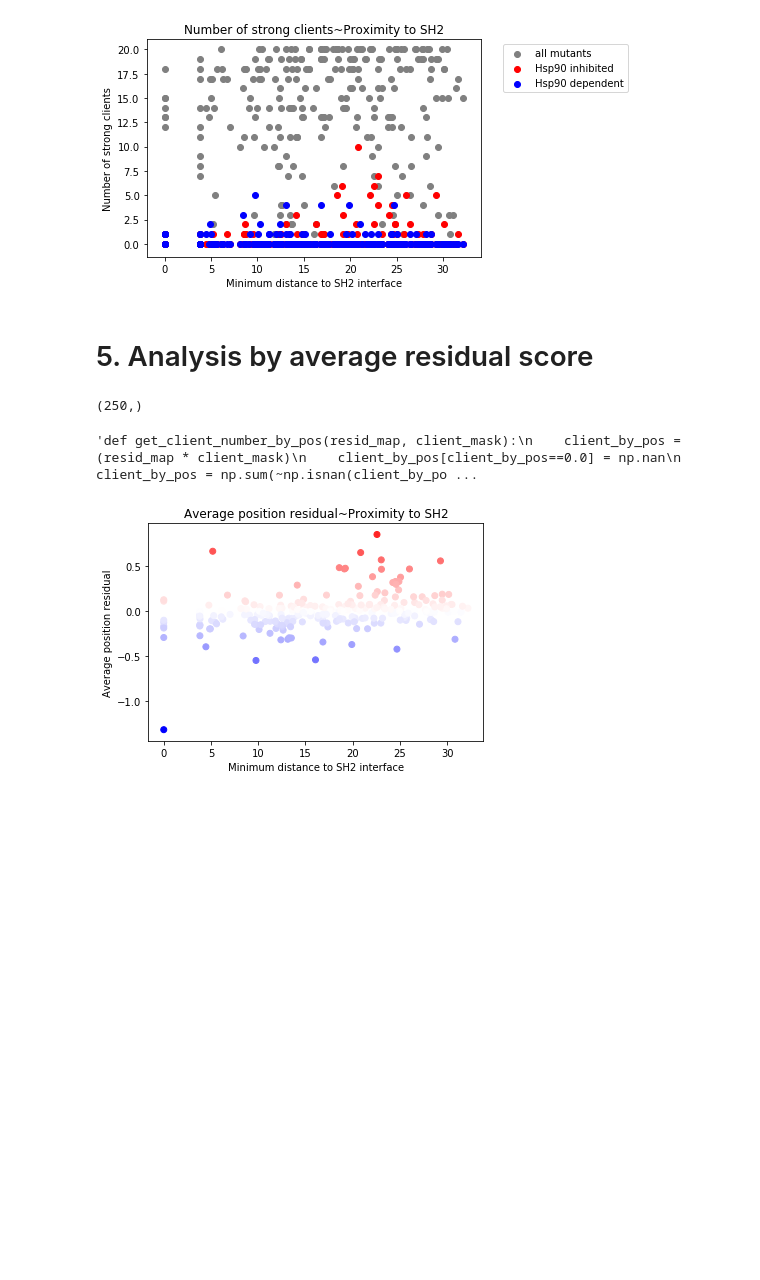
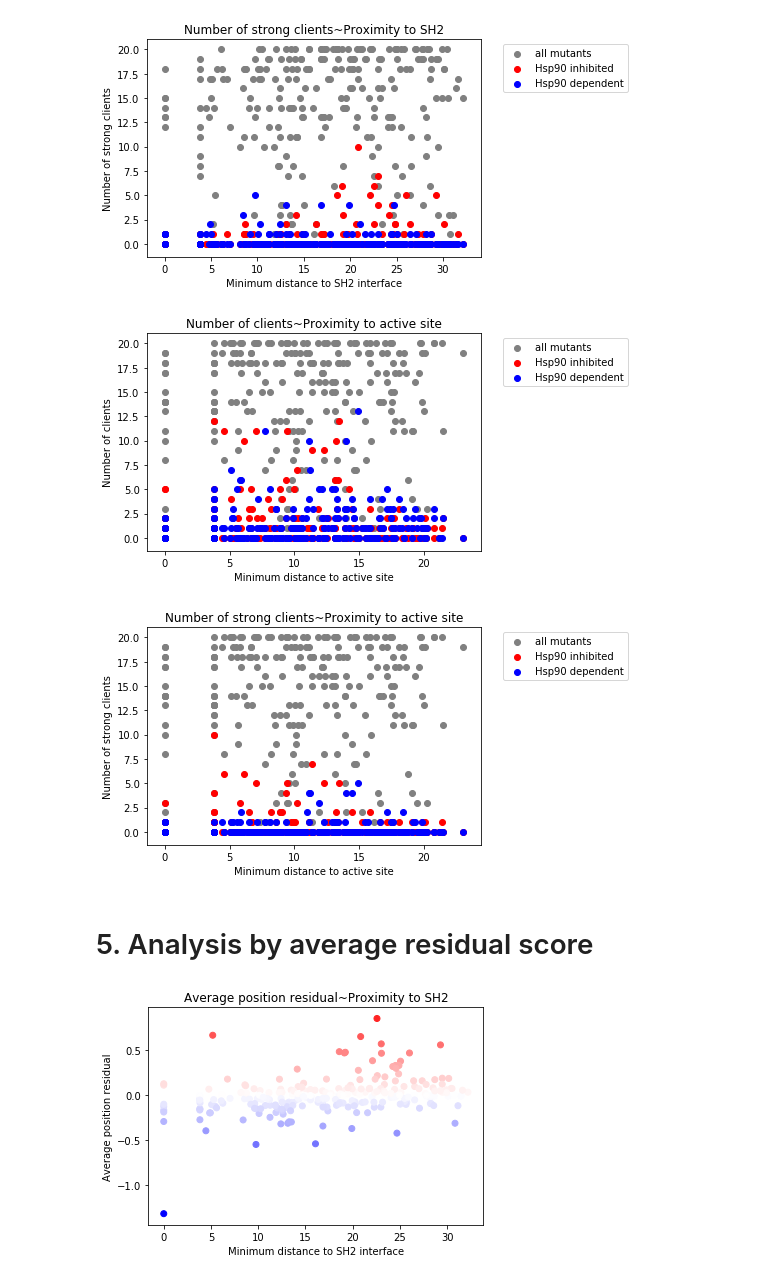
Before and after one commit to nguyenvanessa/src, a Jupyter notebook: nguyenva/testing/Proximity analysis.ipynb, the cells around one changed output. Cells and saved outputs as stored; diff of their text form; code cells hidden in the pictures; blank space fills up the shorter version.

```diff
--- a/nguyenva/testing/Proximity analysis.ipynb
+++ b/nguyenva/testing/Proximity analysis.ipynb
@@ -112,25 +221,31 @@ plt.show()
 # %% [output]
 [figure]
 [figure]
+# %%
+plt.scatter(active_site_distances, all_by_pos, color='gray', label='all mutants')
+plt.scatter(active_site_distances, ihb_client_by_pos, color='r', label='Hsp90 inhibited')
+plt.scatter(active_site_distances, dep_client_by_pos, color='b', label='Hsp90 dependent')
+plt.xlabel('Minimum distance to active site')
+plt.ylabel('Number of clients')
+plt.legend(bbox_to_anchor=(1.05, 1.0))
+plt.title('Number of clients~Proximity to active site')
+plt.show()
+
+plt.scatter(active_site_distances, all_by_pos, color='gray', label='all mutants')
+plt.scatter(active_site_distances, strong_ihb_by_pos, color='r', label='Hsp90 inhibited')
+plt.scatter(active_site_distances, strong_dep_by_pos, color='b', label='Hsp90 dependent')
+plt.xlabel('Minimum distance to active site')
+plt.ylabel('Number of strong clients')
+plt.legend(bbox_to_anchor=(1.05, 1.0))
+plt.title('Number of strong clients~Proximity to active site')
+plt.show()
+# %% [output]
+[figure, added]
+[figure, added]
 # %% [markdown]
 # 5. Analysis by average residual score
-# %%
-np.nanmean(resid_map.values, axis=1).shape
-# %% [output]
-(250,)
 # %%
 # Average residual by position
 pos_mean = np.nanmean(resid_map.values, axis=1)
 pos_mean_abs = np.nanmean(abs(resid_map.values), axis=1)
-"""def get_client_number_by_pos(resid_map, client_mask):
-    client_by_pos = (resid_map * client_mask)
-    client_by_pos[client_by_pos==0.0] = np.nan
-    client_by_pos = np.sum(~np.isnan(client_by_pos), axis=1)
-    return(client_by_pos)
-
-client_by_pos = get_client_number_by_pos(resid_map.values, clients)
-ihb_client_by_pos = get_client_number_by_pos(resid_map.values, ihb_clients)
-dep_client_by_pos = get_client_number_by_pos(resid_map.values, dep_clients)"""
-# %% [output]
-'def get_client_number_by_pos(resid_map, client_mask):\n    client_by_pos = (resid_map * client_mask)\n    client_by_pos[client_by_pos==0.0] = np.nan\n    client_by_pos = np.sum(~np.isnan(client_by_po ...
 # %%
```
Also changed, not shown: parts of 22 cells of this notebook, 9 other files.
